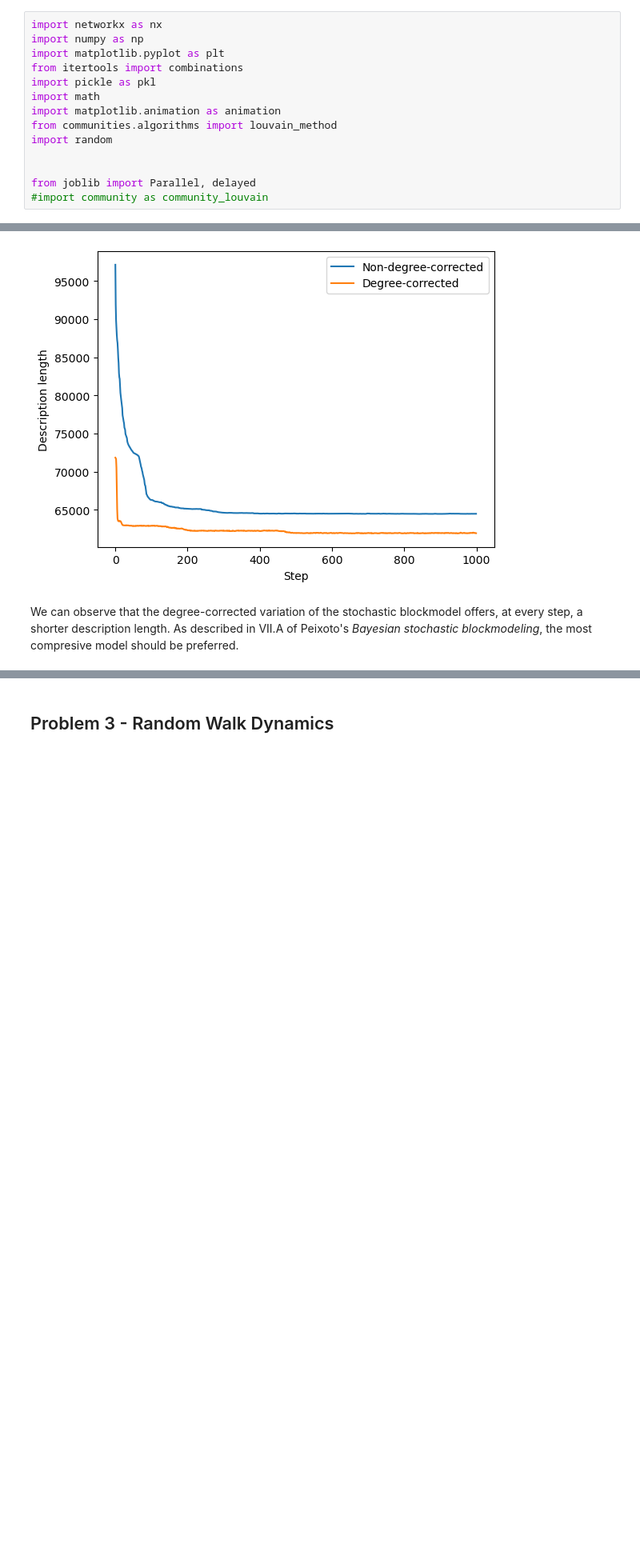
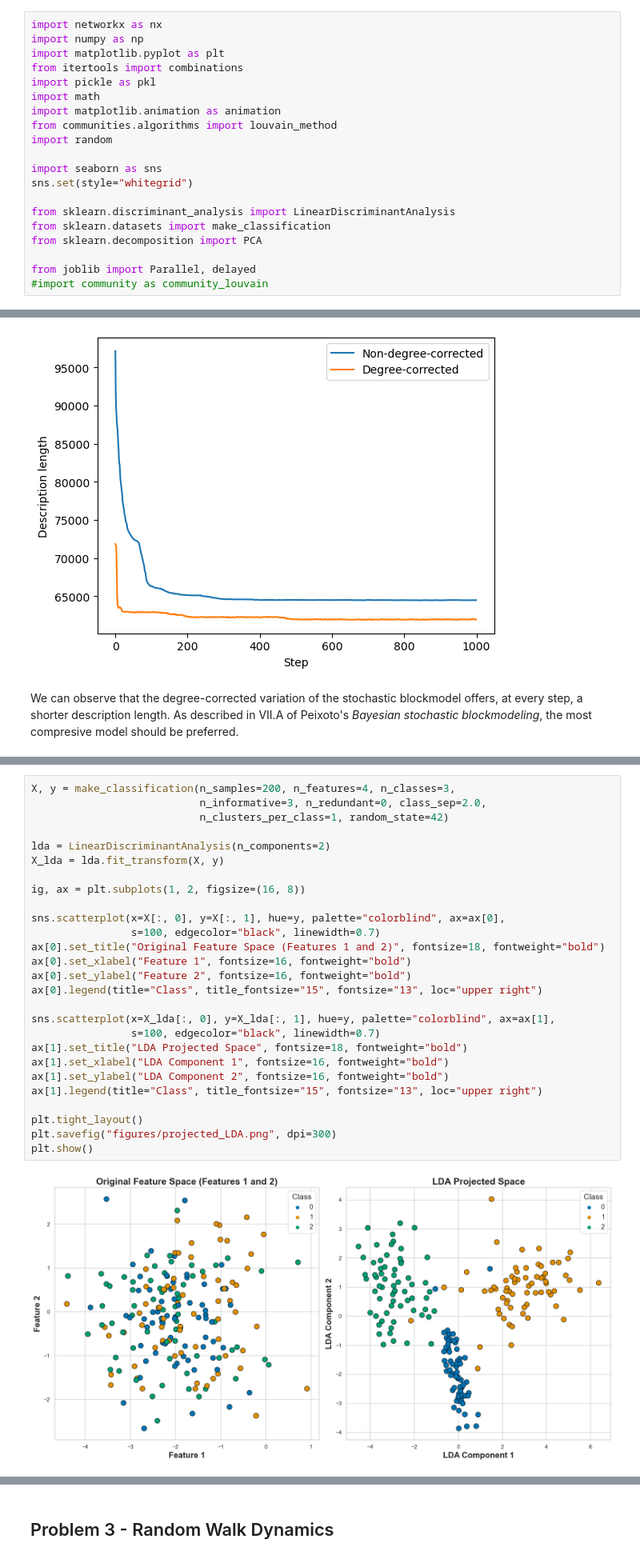
Before and after one commit to danielugq/student-network-science-data-book, a Jupyter notebook: assignments/assignment03.ipynb, the cells around one changed output, grey strips where cells are left out. Shown at 80% size. Cells and saved outputs as stored; diff of their text form; blank space fills up the shorter version.

```diff
--- a/assignments/assignment03.ipynb
+++ b/assignments/assignment03.ipynb
@@ -13,6 +13,12 @@ import matplotlib.animation as animation
 from communities.algorithms import louvain_method
 import random
 
+import seaborn as sns
+sns.set(style="whitegrid")
+
+from sklearn.discriminant_analysis import LinearDiscriminantAnalysis
+from sklearn.datasets import make_classification
+from sklearn.decomposition import PCA
 
 from joblib import Parallel, delayed
 #import community as community_louvain
@@ -123,0 +134,29 @@ We can observe that the degree-corrected variation of the stochastic blockmodel
+# %%
+X, y = make_classification(n_samples=200, n_features=4, n_classes=3,
+                           n_informative=3, n_redundant=0, class_sep=2.0,
+                           n_clusters_per_class=1, random_state=42)
+
+lda = LinearDiscriminantAnalysis(n_components=2)
+X_lda = lda.fit_transform(X, y)
+
+ig, ax = plt.subplots(1, 2, figsize=(16, 8))
+
+sns.scatterplot(x=X[:, 0], y=X[:, 1], hue=y, palette="colorblind", ax=ax[0],
+                s=100, edgecolor="black", linewidth=0.7)
+ax[0].set_title("Original Feature Space (Features 1 and 2)", fontsize=18, fontweight="bold")
+ax[0].set_xlabel("Feature 1", fontsize=16, fontweight="bold")
+ax[0].set_ylabel("Feature 2", fontsize=16, fontweight="bold")
+ax[0].legend(title="Class", title_fontsize="15", fontsize="13", loc="upper right")
+
+sns.scatterplot(x=X_lda[:, 0], y=X_lda[:, 1], hue=y, palette="colorblind", ax=ax[1],
+                s=100, edgecolor="black", linewidth=0.7)
+ax[1].set_title("LDA Projected Space", fontsize=18, fontweight="bold")
+ax[1].set_xlabel("LDA Component 1", fontsize=16, fontweight="bold")
+ax[1].set_ylabel("LDA Component 2", fontsize=16, fontweight="bold")
+ax[1].legend(title="Class", title_fontsize="15", fontsize="13", loc="upper right")
+
+plt.tight_layout()
+plt.savefig("figures/projected_LDA.png", dpi=300)
+plt.show()
+# %% [output]
+[figure, added]
```
Also changed, not shown: parts of 5 cells of this notebook.
